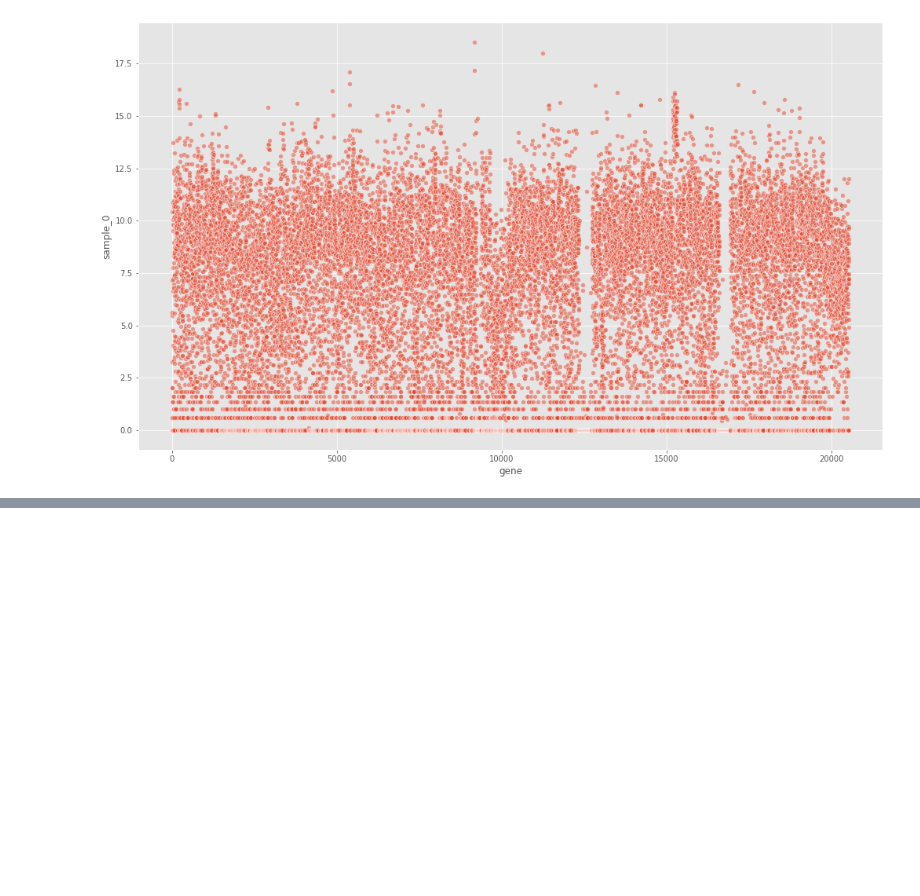
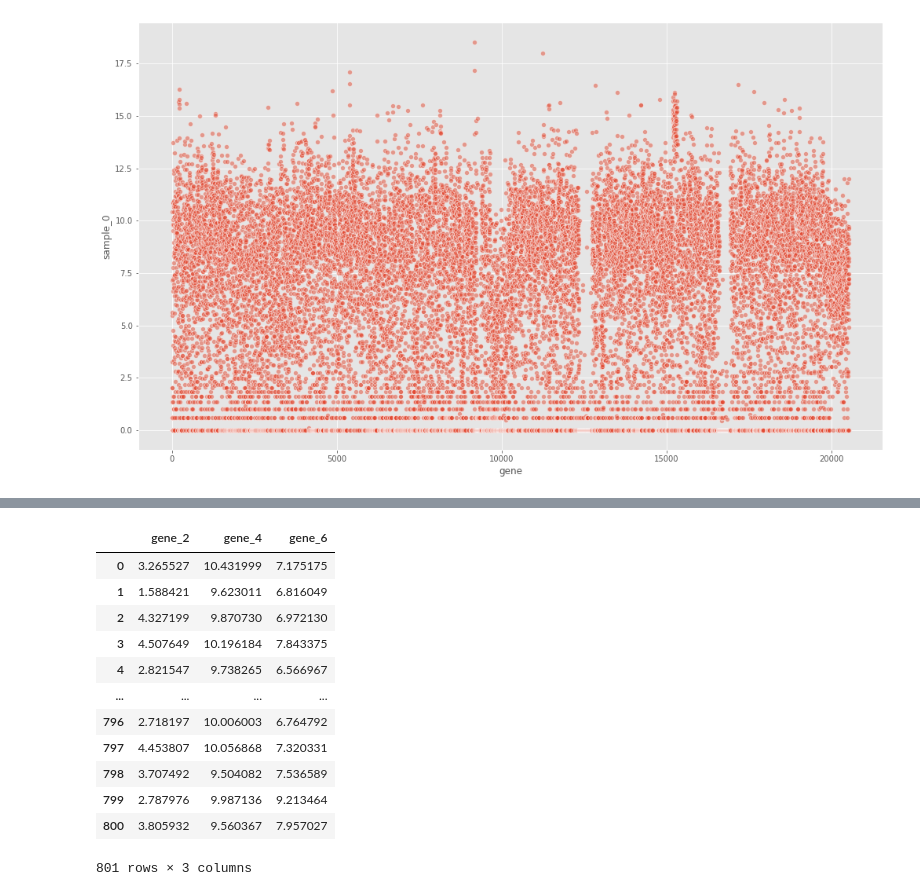
Before and after one commit to fredhutchio/ml-pancancer-example, a Jupyter notebook: Notebook 1 - Beginner.ipynb, the cells around one changed output, grey strips where cells are left out. Saved outputs shown, nothing was run; the diff lists cells and outputs as text; code cells hidden in the pictures; blank space fills up the shorter version.

```diff
--- a/Notebook 1 - Beginner.ipynb
+++ b/Notebook 1 - Beginner.ipynb
@@ -242,0 +332,21 @@ sns.scatterplot(ax=ax, y="sample_0", x='gene', data=data_transpose,
+# %%
+# Select various columns
+
+# Make a list with the columns you want
+columns = list([3, 5, 7])
+# Pass this to the iloc function
+raw_data.iloc[:,columns]
+# %% [output]
+|  | gene_2 | gene_4 | gene_6 |
+| 0 | 3.265527 | 10.431999 | 7.175175 |
+| 1 | 1.588421 | 9.623011 | 6.816049 |
+| 2 | 4.327199 | 9.870730 | 6.972130 |
+| 3 | 4.507649 | 10.196184 | 7.843375 |
+| 4 | 2.821547 | 9.738265 | 6.566967 |
+| ... | ... | ... | ... |
+| 796 | 2.718197 | 10.006003 | 6.764792 |
+| 797 | 4.453807 | 10.056868 | 7.320331 |
+| 798 | 3.707492 | 9.504082 | 7.536589 |
+| 799 | 2.787976 | 9.987136 | 9.213464 |
+| 800 | 3.805932 | 9.560367 | 7.957027 |
+801 rows × 3 columns
```
Also changed, not shown: parts of 15 cells of this notebook.
